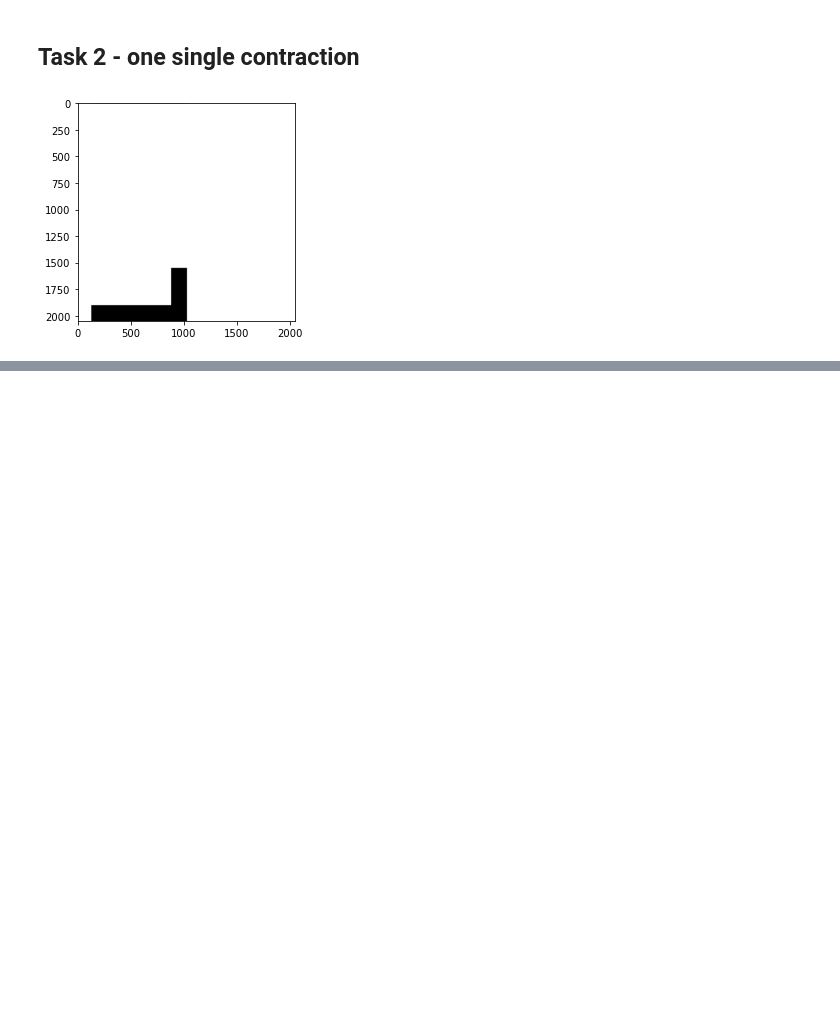
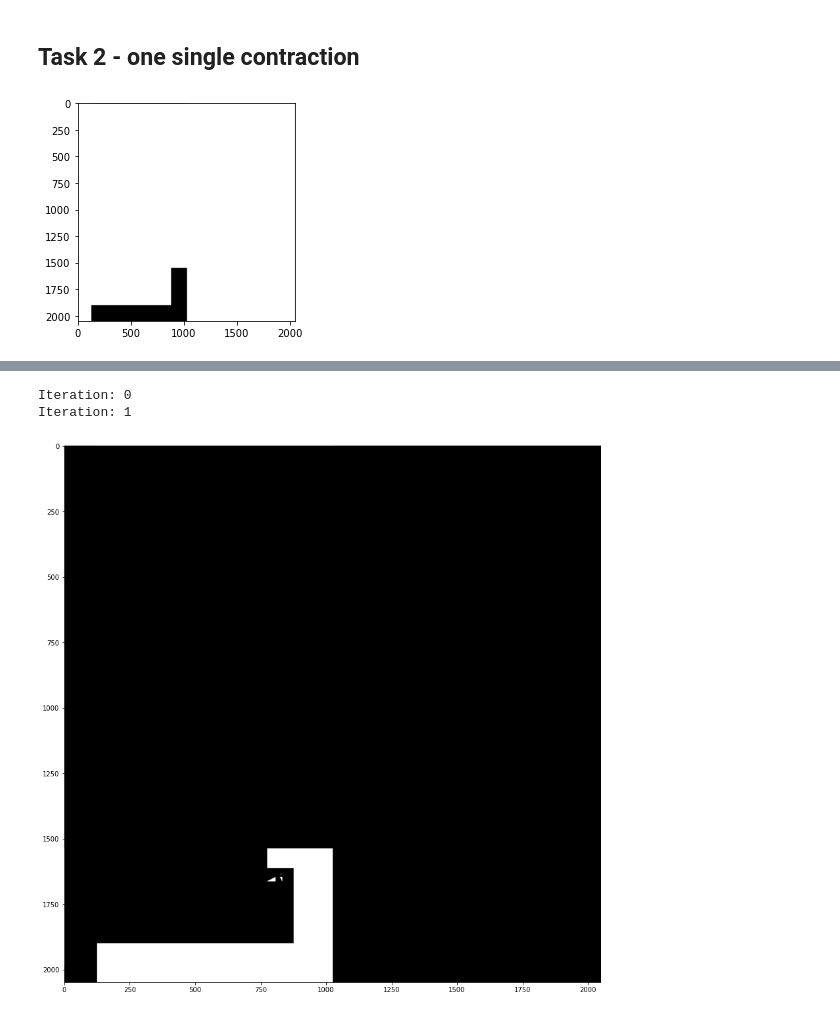
Before and after one commit to FilipKatulski/complex-systems, a Jupyter notebook: LAB2/lab2.ipynb, the cells around one changed output, grey strips where cells are left out. Saved outputs shown, nothing was run; the diff lists cells and outputs as text; code cells hidden in the pictures; blank space fills up the shorter version.

```diff
--- a/LAB2/lab2.ipynb
+++ b/LAB2/lab2.ipynb
@@ -48,0 +98,28 @@ plt.show()
+# %%
+table = [0 if (x>700 or x>300 or y <250) and (y<1750 or x>1000) else 255.0 for y in range(2048) for x in range (2048)]
+start_image2 = np.array(table).reshape(2048, 2048)
+# %%
+def n_iterations_contraction(image, iters):
+    new_image = np.zeros(shape=(2048, 2048))
+    for n in range(iters):
+        print("Iteration:", n)
+        if n >0:
+            _image = new_image
+        else:
+            _image = image
+        for x in range(2048):
+            for y in range(2048):
+                if _image[x,y] > 0:
+                    _x1, _y1 = w_function(x, y, a=A1, b=B1, c=C1, d=D1, e=E1, f=F1)
+                    new_image[int(_x1), int(_y1)] = 255.0
+
+    return new_image
+# %%
+two_iter_image = n_iterations_contraction(image=start_image2, iters=2)
+fig, ax = plt.subplots(figsize=(15,15))
+ax.imshow(two_iter_image, cmap="gray")
+plt.show()
+# %% [output]
+Iteration: 0
+Iteration: 1
+[figure, added]
```
Also changed, not shown: parts of 25 cells of this notebook.
